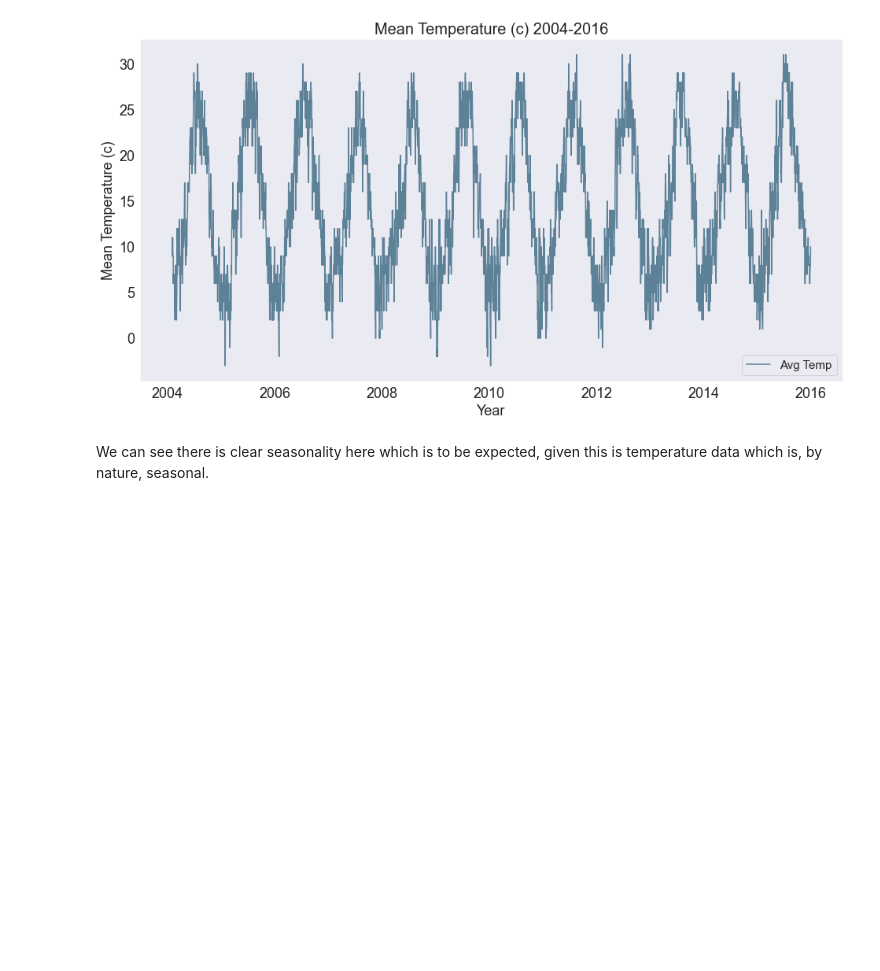
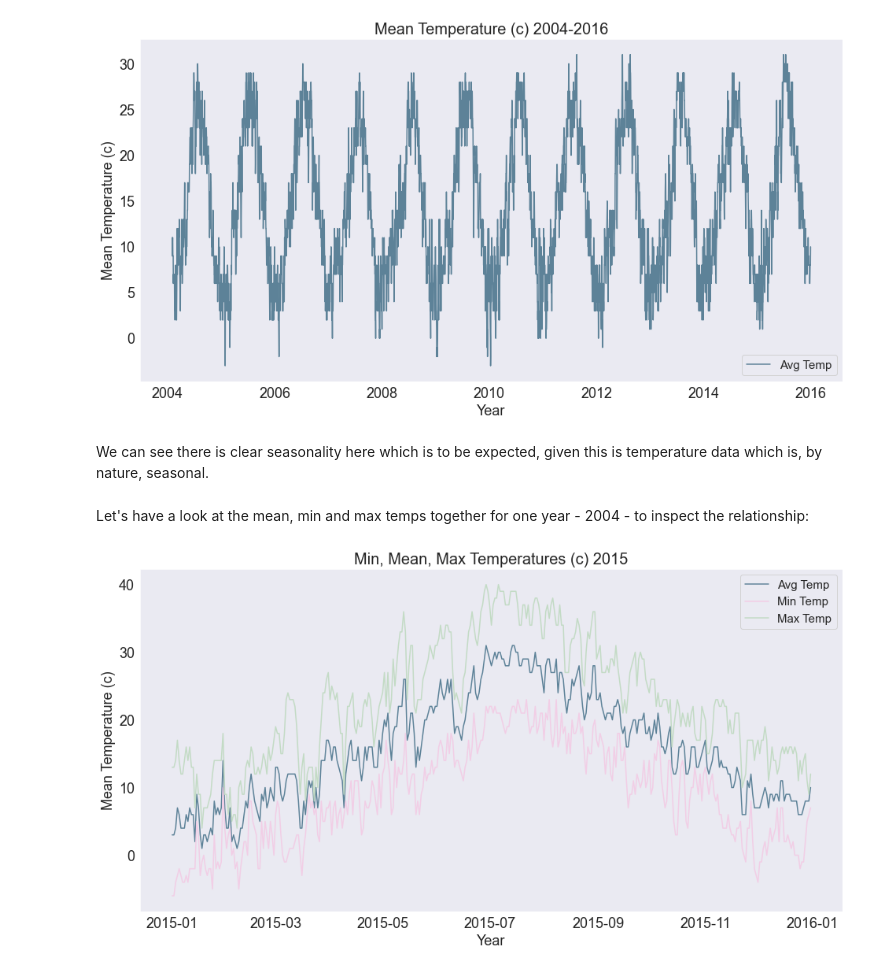
Before and after one commit to lecritch/madrid_temperature_time_series, a Jupyter notebook: notebooks/exploratory/01_eda_lc.ipynb, the cells around one changed output. Drawn from its saved outputs; the diff is of its cells as text; code cells hidden in the pictures; blank space fills up the shorter version.

```diff
--- a/notebooks/exploratory/01_eda_lc.ipynb
+++ b/notebooks/exploratory/01_eda_lc.ipynb
@@ -237,3 +237,22 @@ plt.show();
 [figure]
 # %% [markdown]
 We can see there is clear seasonality here which is to be expected, given this is temperature data which is, by nature, seasonal.
+# %% [markdown]
+Let's have a look at the mean, min and max temps together for one year - 2004 - to inspect the relationship:
+# %%
+df_2015 = df_sub[(df_sub.index >= '2015-01-01') & (df_sub.index <= '2015-12-31')]
+# %%
+twenty_15 = df_2015.index
+# %%
+plt.figure(figsize = (16, 8))
+plt.plot(twenty_15, df_2015.mean_temperature_c, label = 'Avg Temp', color = '#5D8298')
+plt.plot(twenty_15, df_2015.min_temperature_c, label = 'Min Temp', color = '#F2CEE6')
+plt.plot(twenty_15, df_2015.max_temperature_c, label = 'Max Temp', color = '#C3DBC5')
+plt.title('Min, Mean, Max Temperatures (c) 2015', fontsize = 20)
+plt.xlabel('Year', fontsize = 18), plt.ylabel('Mean Temperature (c)', fontsize = 18)
+plt.yticks(fontsize = 18), plt.xticks(fontsize = 18)
+plt.legend(fontsize = 15)
+plt.savefig(parent_dir + 'figures/min_max_mean_temp_2015.png')
+plt.show();
+# %% [output]
+[figure, added]
```
Also changed, not shown: 1 other file.
